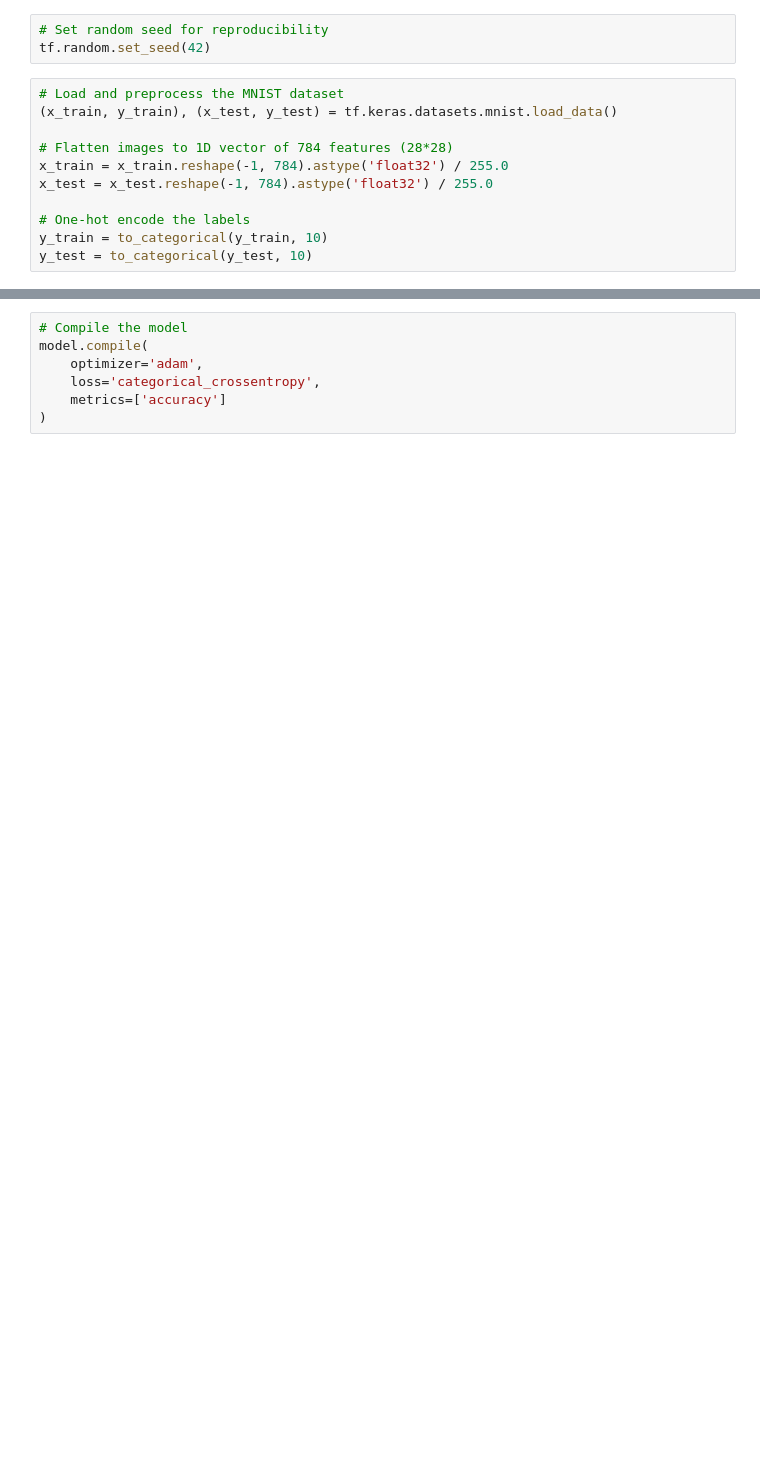
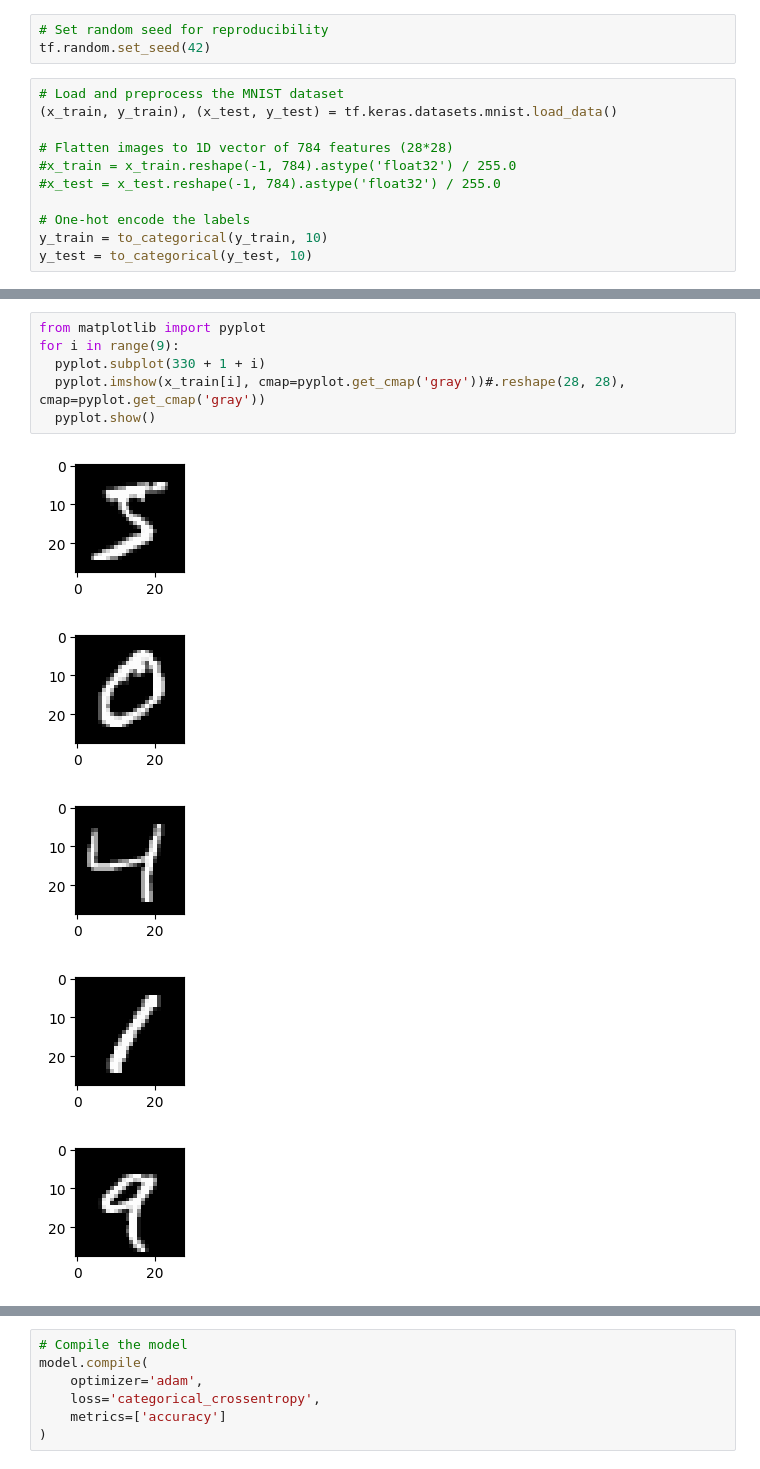
Before and after one commit to diputs03/AI-Studies, a Jupyter notebook: From-tensorflow-mnist-tutorial/keras_01_mnist_changed.ipynb, the cells around one changed output, grey strips where cells are left out. Cells and saved outputs as stored; diff of their text form; blank space fills up the shorter version.

```diff
--- a/From-tensorflow-mnist-tutorial/keras_01_mnist_changed.ipynb
+++ b/From-tensorflow-mnist-tutorial/keras_01_mnist_changed.ipynb
@@ -15,8 +14,8 @@ tf.random.set_seed(42)
 (x_train, y_train), (x_test, y_test) = tf.keras.datasets.mnist.load_data()
 
 # Flatten images to 1D vector of 784 features (28*28)
-x_train = x_train.reshape(-1, 784).astype('float32') / 255.0
-x_test = x_test.reshape(-1, 784).astype('float32') / 255.0
+#x_train = x_train.reshape(-1, 784).astype('float32') / 255.0
+#x_test = x_test.reshape(-1, 784).astype('float32') / 255.0
 
 # One-hot encode the labels
 y_train = to_categorical(y_train, 10)
@@ -23,0 +25,12 @@ y_test = to_categorical(y_test, 10)
+# %%
+from matplotlib import pyplot
+for i in range(9):
+  pyplot.subplot(330 + 1 + i)
+  pyplot.imshow(x_train[i], cmap=pyplot.get_cmap('gray'))#.reshape(28, 28), cmap=pyplot.get_cmap('gray'))
+  pyplot.show()
+# %% [output]
+[figure, added]
+[figure, added]
+[figure, added]
+[figure, added]
+[figure, added]
```
Also changed, not shown: parts of 8 cells of this notebook.
